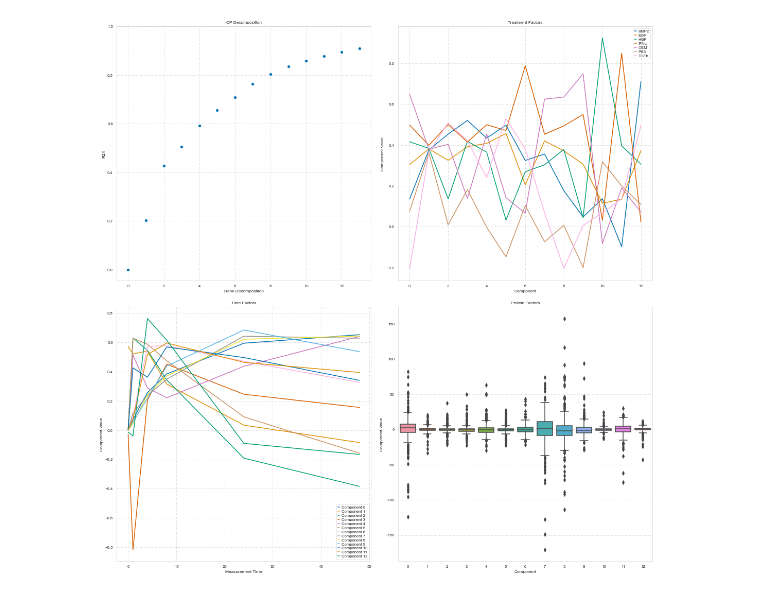
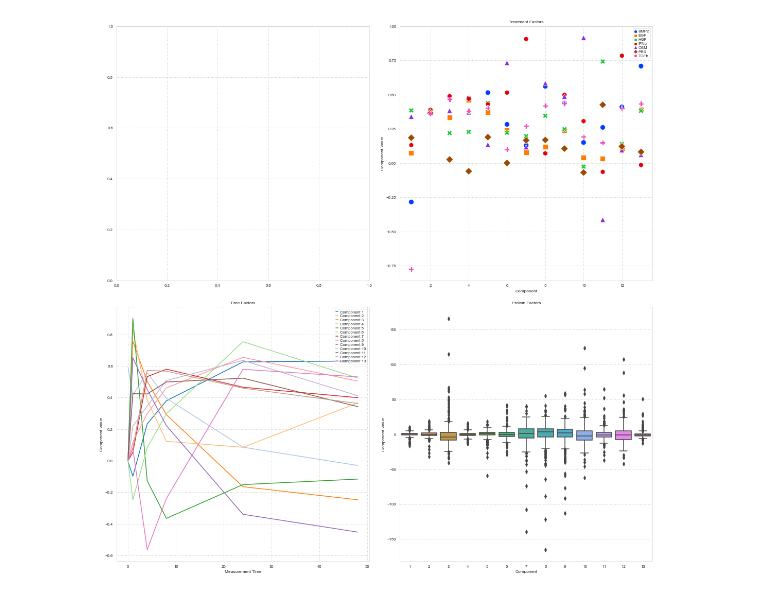
Before and after one commit to meyer-lab/tfac-ccle, a Jupyter notebook: ProteinFactors.ipynb, the cells around one changed output. Cells and saved outputs as stored; diff of their text form; code cells hidden in the pictures.

Commit message:
Edit plotting functions and return protein outliers

```diff
--- a/ProteinFactors.ipynb
+++ b/ProteinFactors.ipynb
@@ -5,17 +5,11 @@ import matplotlib.pyplot as plt
 import pandas as pd
 from tfac.figures.figureCommon import subplotLabel, getSetup
 from tfac.tensor import cp_decomp, find_R2X_parafac, reorient_factors
-from tfac.Data_Mod import form_tensor
+from tfac.Data_Mod import form_tensor, z_score_tensor_bymeasure
 from tfac.figures.figure1 import treatmentPlot, timePlot, proteinPlot, R2X_figure
 
-def z_score_tensor_bymeasure(tensor):
-    for treatment in tensor:
-        for time in treatment:
-            mean_val = np.mean(time)
-            sd_val = np.std(time)
-            for i in range(time.shape[0]):
-                time[i] = ((time[i] - mean_val) / sd_val)
-    return tensor
+sns.set(style="whitegrid")
+
 
 def z_score_tensor_byprotein(tensor):
     for prot_idx in range(tensor.shape[2]):
@@ -29,3 +23,21 @@ def z_score_tensor_byprotein(tensor):
             for time_idx in range(tensor.shape[1]):
                 tensor[treat_idx][time_idx][prot_idx] = (tensor[treat_idx][time_idx][prot_idx] - mean_val) / std_val
     return tensor
+
+def AlttreatmentPlot(factors, senthue):
+    '''Plot treatments (tensor axis 0) in factorization component space'''
+    df = pd.DataFrame(factors)
+    df.columns = range(1, 14)
+    df["Treatment"] = senthue
+    df = pd.melt(df, "Treatment")
+    df.columns = ["Treatment", "Component", "Value"]
+    grid = sns.FacetGrid(df, col="Treatment", hue="Treatment", col_wrap=4, height=4)
+    grid.map(plt.plot, "Component", "Value")
+    for i in range(1, 14):
+        grid.map(plt.axvline, x=i, ls=":", c=".7")
+    for i in np.arange(-.8, 1, .2):
+        grid.map(plt.axhline, y=i, ls=":", c=".7")
+    grid.map(plt.axhline, y=0, ls="-", c=".5")
+    grid.set(xticks=np.arange(1, 14))
+    grid.set(yticks=np.arange(-.8, 1, .2))
+    grid.fig.tight_layout(w_pad=1)
@@ -47,10 +47,11 @@ zscore_tensor_bymeasurement = z_score_tensor_bymeasure(tensor)
 results = cp_decomp(zscore_tensor_bymeasurement, 13)
 comps = reorient_factors(results[1])
 # %%
+
 ax, f = getSetup((15, 15), (2, 2))
-R2X_figure(ax[0], zscore_tensor_bymeasurement)
+#R2X_figure(ax[0], zscore_tensor_bymeasurement) #This is to save time since this takes awhile
 treatmentPlot(ax[1], comps[0], treatments)
-timePlot(ax[2], comps[1])
-proteinPlot(ax[3], comps[2], 1, 2)
+timePlot(ax[2], comps[1], times)
+proteinPlot(ax[3], comps[2])
 # %% [output]
-[figure, old version]
+[figure, new version]
```
Also changed, not shown: parts of 6 cells of this notebook, 3 other files.
